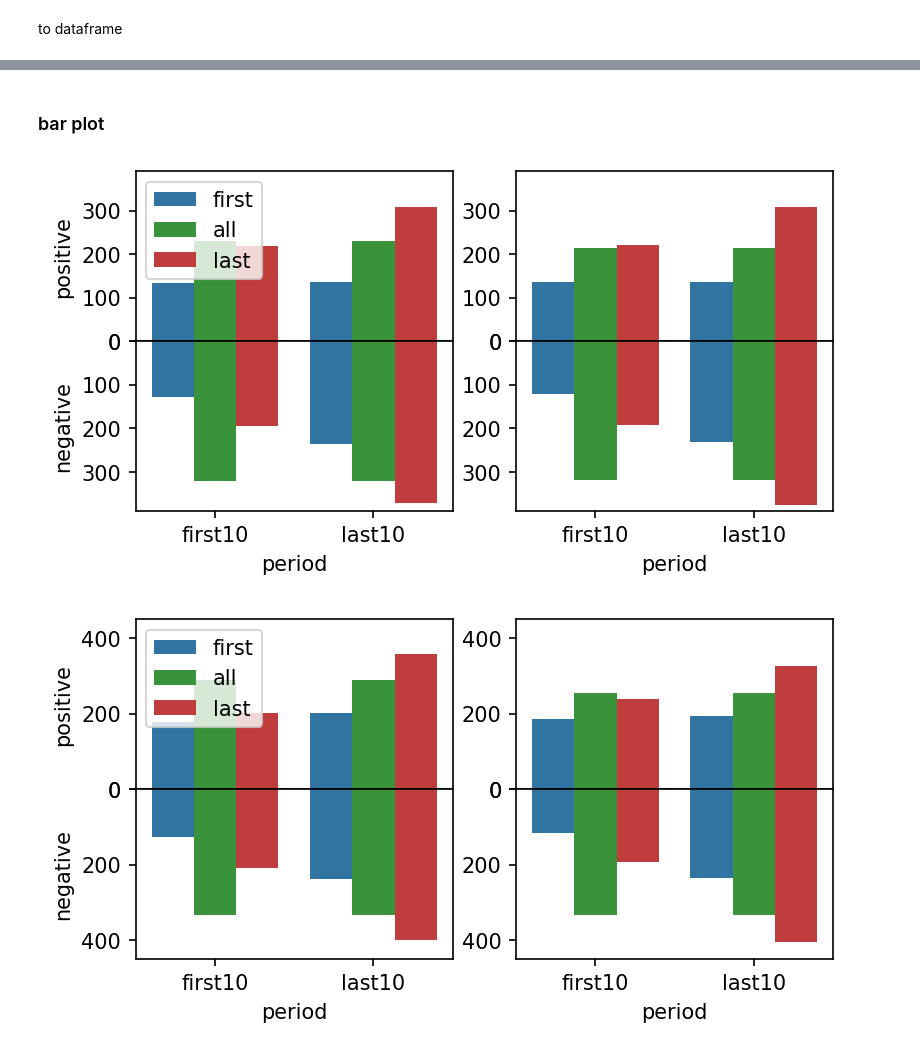
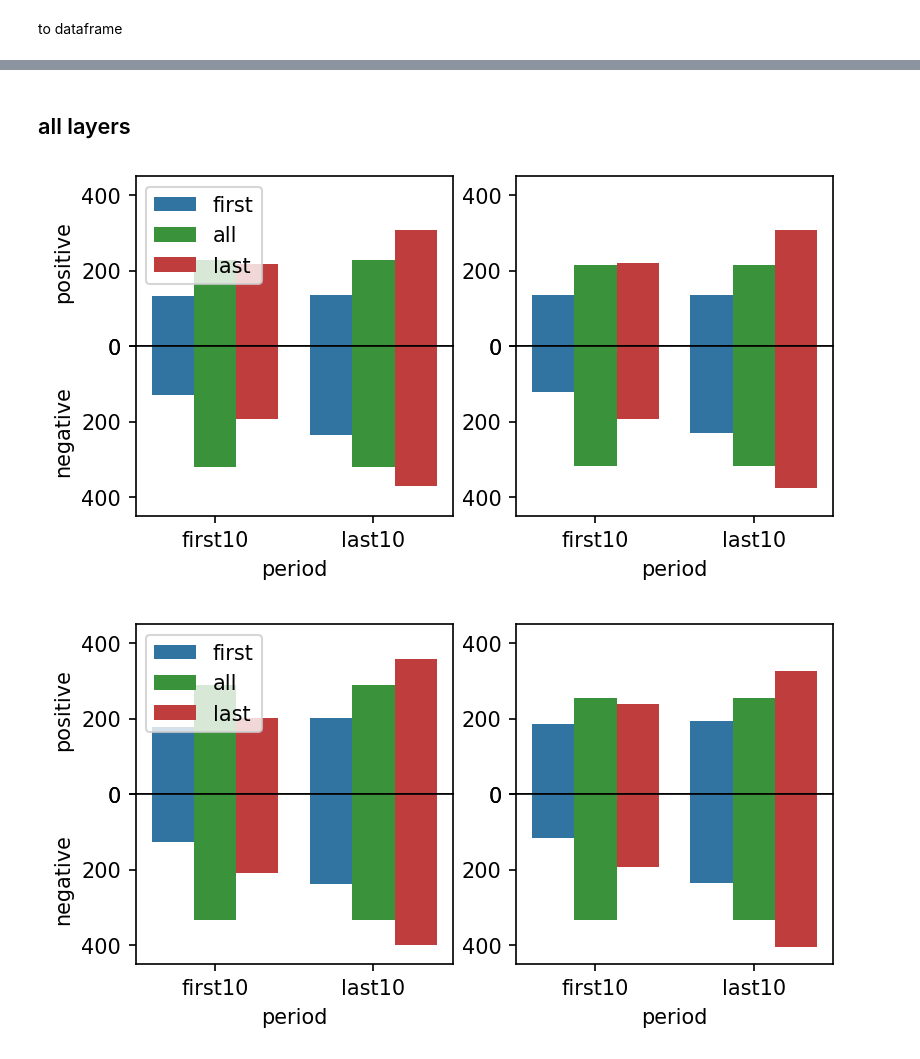
Before and after one commit to liuquan18/Teleconnection, a Jupyter notebook: scripts/IndexDiffPattern_analyze.ipynb, the cells around one changed output, grey strips where cells are left out. Saved outputs shown, nothing was run; the diff lists cells and outputs as text; code cells hidden in the pictures.

Commit message:
all layers of function

```diff
--- a/scripts/IndexDiffPattern_analyze.ipynb
+++ b/scripts/IndexDiffPattern_analyze.ipynb
@@ -133,7 +112,7 @@ ind_extc
-# %% [markdown]
-### bar plot
+# %% [markdown]
+## all layers
 # %%
-sept.extreme_bar([ind_extc,dep_extc],mode = 'NAO',ylim = 390)
+sept.extreme_bar([ind_extc,dep_extc],mode = 'NAO',hlayer = 'all', ylim = 450)
 # %% [output]
-[figure, old version]
+[figure, new version]
 # %%
```
Also changed, not shown: parts of 7 cells of this notebook, 2 other files.
